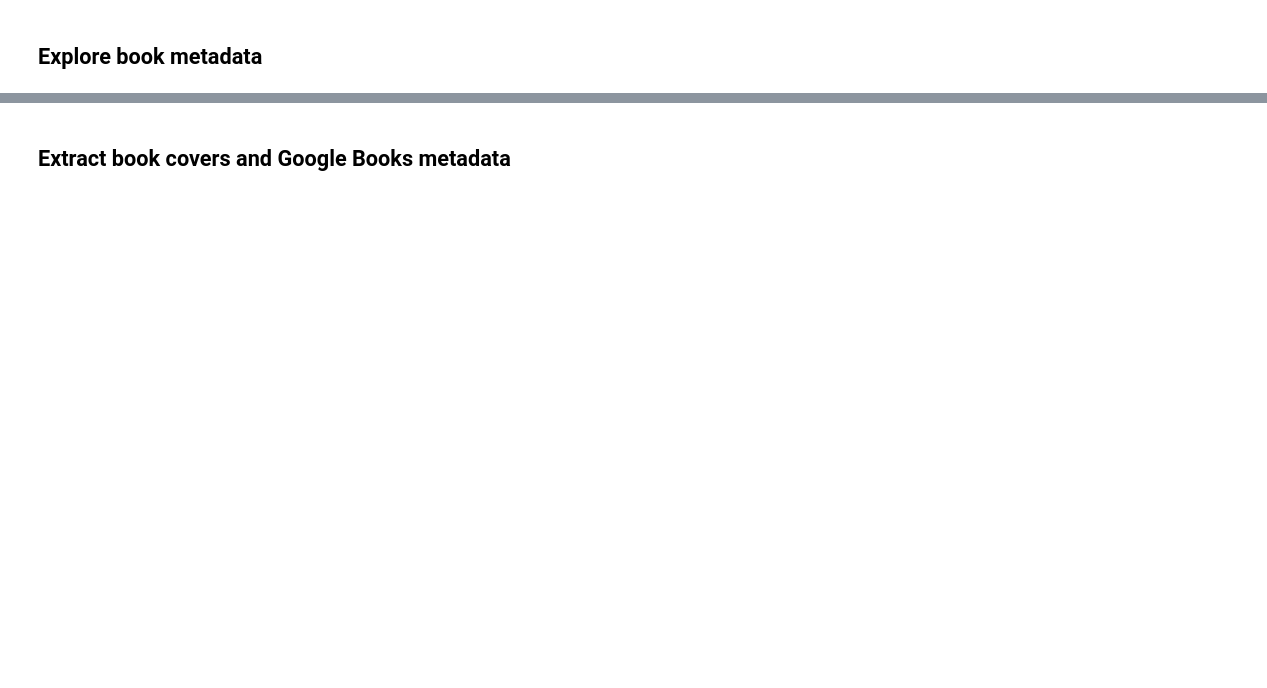
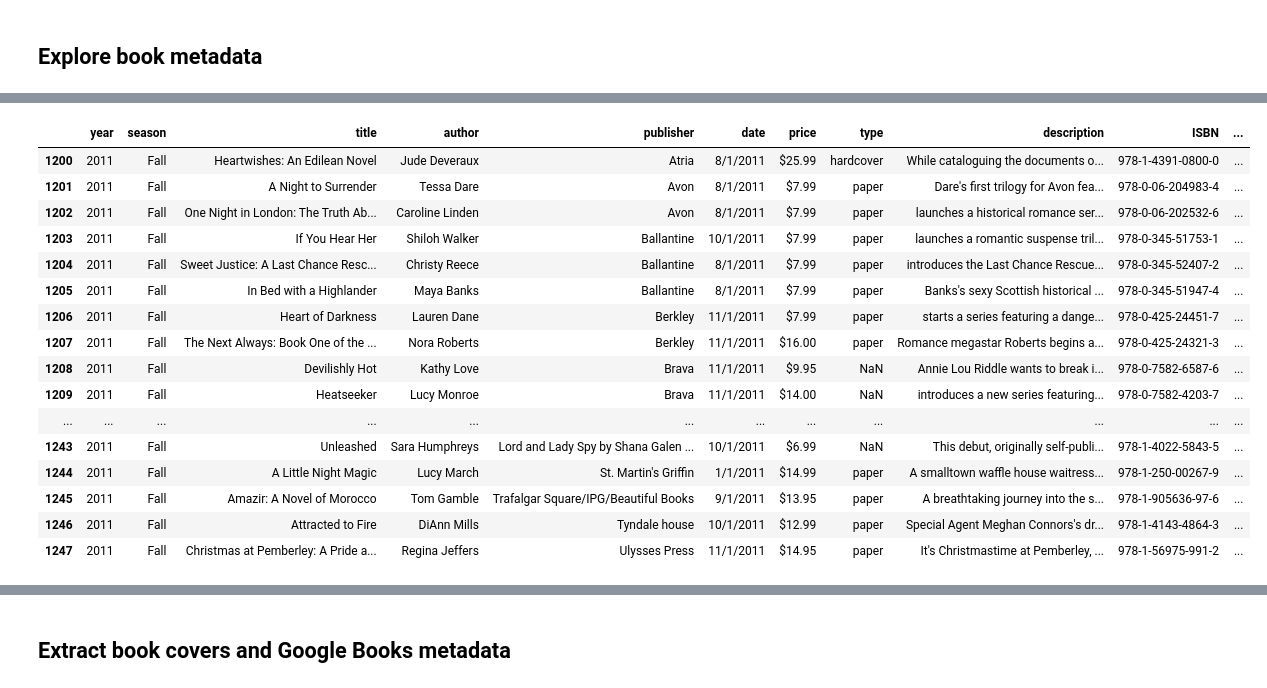
Before and after one commit to aliceyliang/romance-covers, a Jupyter notebook: exploration.ipynb, the cells around one changed output, grey strips where cells are left out. Drawn from its saved outputs; the diff is of its cells as text; code cells hidden in the pictures; blank space fills up the shorter version.

```diff
--- a/exploration.ipynb
+++ b/exploration.ipynb
@@ -250,3 +247,23 @@ df_all_listings
+# %%
+df_all_listings[df_all_listings['year']==2011]
+# %% [output]
+|  | year | season | title | author | publisher | date | price | type | description | ISBN | ... |
+| 1200 | 2011 | Fall | Heartwishes: An Edilean Novel | Jude Deveraux | Atria | 8/1/2011 | $25.99 | hardcover | While cataloguing the documents o... | 978-1-4391-0800-0 | ... |
+| 1201 | 2011 | Fall | A Night to Surrender | Tessa Dare | Avon | 8/1/2011 | $7.99 | paper | Dare's first trilogy for Avon fea... | 978-0-06-204983-4 | ... |
+| 1202 | 2011 | Fall | One Night in London: The Truth Ab... | Caroline Linden | Avon | 8/1/2011 | $7.99 | paper | launches a historical romance ser... | 978-0-06-202532-6 | ... |
+| 1203 | 2011 | Fall | If You Hear Her | Shiloh Walker | Ballantine | 10/1/2011 | $7.99 | paper | launches a romantic suspense tril... | 978-0-345-51753-1 | ... |
+| 1204 | 2011 | Fall | Sweet Justice: A Last Chance Resc... | Christy Reece | Ballantine | 8/1/2011 | $7.99 | paper | introduces the Last Chance Rescue... | 978-0-345-52407-2 | ... |
+| 1205 | 2011 | Fall | In Bed with a Highlander | Maya Banks | Ballantine | 8/1/2011 | $7.99 | paper | Banks's sexy Scottish historical ... | 978-0-345-51947-4 | ... |
+| 1206 | 2011 | Fall | Heart of Darkness | Lauren Dane | Berkley | 11/1/2011 | $7.99 | paper | starts a series featuring a dange... | 978-0-425-24451-7 | ... |
+| 1207 | 2011 | Fall | The Next Always: Book One of the ... | Nora Roberts | Berkley | 11/1/2011 | $16.00 | paper | Romance megastar Roberts begins a... | 978-0-425-24321-3 | ... |
+| 1208 | 2011 | Fall | Devilishly Hot | Kathy Love | Brava | 11/1/2011 | $9.95 | NaN | Annie Lou Riddle wants to break i... | 978-0-7582-6587-6 | ... |
+| 1209 | 2011 | Fall | Heatseeker | Lucy Monroe | Brava | 11/1/2011 | $14.00 | NaN | introduces a new series featuring... | 978-0-7582-4203-7 | ... |
+| ... | ... | ... | ... | ... | ... | ... | ... | ... | ... | ... | ... |
+| 1243 | 2011 | Fall | Unleashed | Sara Humphreys | Lord and Lady Spy by Shana Galen ... | 10/1/2011 | $6.99 | NaN | This debut, originally self-publi... | 978-1-4022-5843-5 | ... |
+| 1244 | 2011 | Fall | A Little Night Magic | Lucy March | St. Martin's Griffin | 1/1/2011 | $14.99 | paper | A smalltown waffle house waitress... | 978-1-250-00267-9 | ... |
+| 1245 | 2011 | Fall | Amazir: A Novel of Morocco | Tom Gamble | Trafalgar Square/IPG/Beautiful Books | 9/1/2011 | $13.95 | paper | A breathtaking journey into the s... | 978-1-905636-97-6 | ... |
+| 1246 | 2011 | Fall | Attracted to Fire | DiAnn Mills | Tyndale house | 10/1/2011 | $12.99 | paper | Special Agent Meghan Connors's dr... | 978-1-4143-4864-3 | ... |
+| 1247 | 2011 | Fall | Christmas at Pemberley: A Pride a... | Regina Jeffers | Ulysses Press | 11/1/2011 | $14.95 | paper | It's Christmastime at Pemberley, ... | 978-1-56975-991-2 | ... |
 # %%
 # It turns out that some top 10 chosen were not part of listings... in some years they seemed to have excluded them on purpose.
 
```
Also changed, not shown: parts of 5 cells of this notebook.
